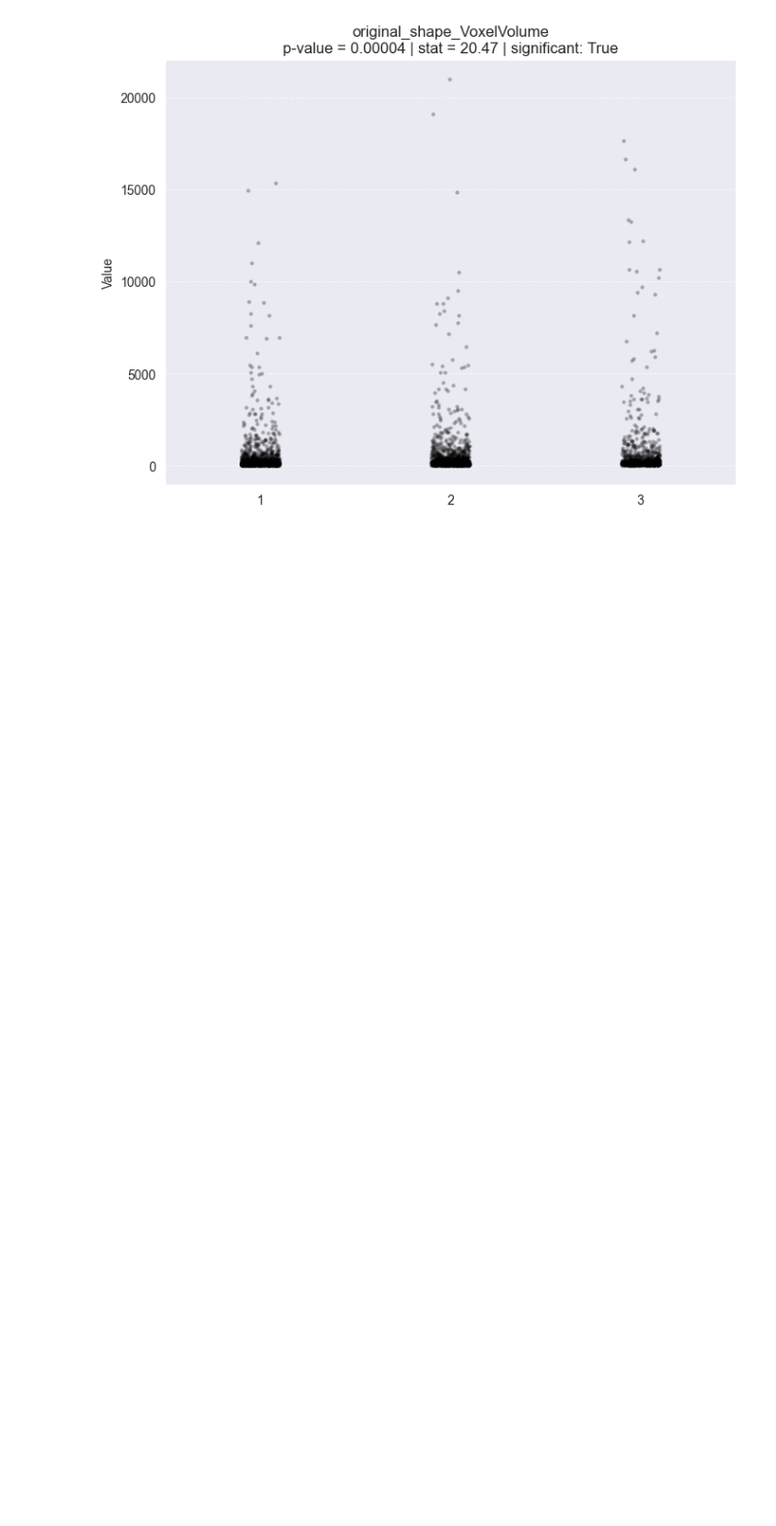
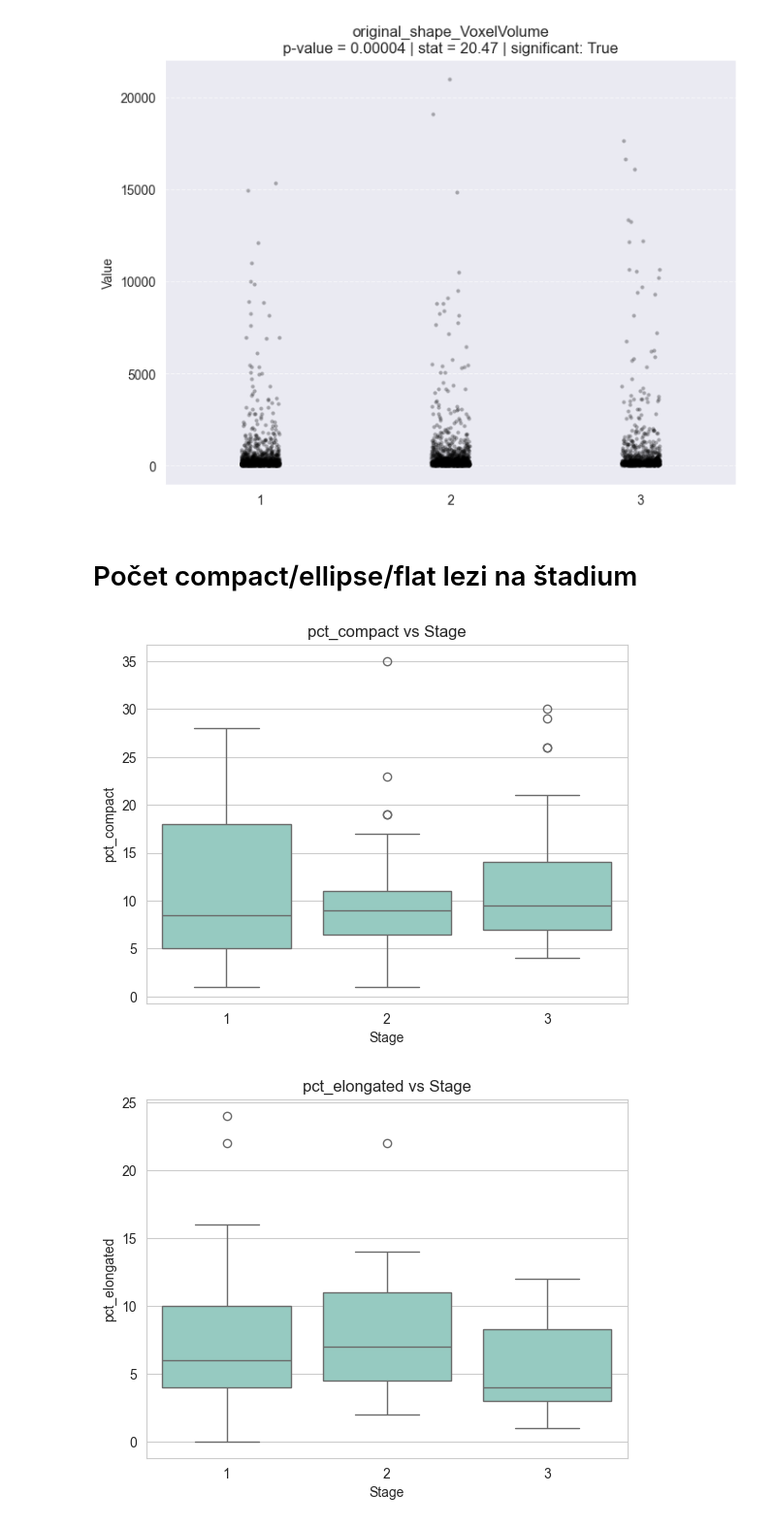
Before and after one commit to lukas1110/Analysis-of-multiple-myelomas-from-dual-CT, a Jupyter notebook: lesions_level/shape_features_analysis.ipynb, the cells around one changed output. Shown at 97% size. Saved outputs shown, nothing was run; the diff lists cells and outputs as text; code cells hidden in the pictures; blank space fills up the shorter version.

Commit message:
Number of lesions by their elong/flat.

```diff
--- a/lesions_level/shape_features_analysis.ipynb
+++ b/lesions_level/shape_features_analysis.ipynb
@@ -646,3 +646,75 @@ for feature in df_stage_1.columns:
 [figure]
 [figure]
 [figure]
+# %% [markdown]
+# Počet compact/ellipse/flat lezi na štadium
+# %%
+import os
+import glob
+import numpy as np
+import pandas as pd
+import seaborn as sns
+import matplotlib.pyplot as plt
+
+
+def _shape_type(e, f):
+    if e > 0.7 and f > 0.6:
+        return "compact"
+    elif e < 0.6 and f > 0.4:
+        return "elongated"
+    else:
+        return "flat"
+
+
+# FOR ALL PATIENTS
+main_folder_path = r"E:\DATA_Myelomy"
+all_patients = []
+
+for folder_name in os.listdir(main_folder_path):
+    patient_folder_path = os.path.join(main_folder_path, folder_name)
+
+    csv_files = glob.glob(os.path.join(patient_folder_path, "*individual_lesion_features*.csv"))
+    df = pd.read_csv(csv_files[0]).filter(like="shape")
+
+    E = df["original_shape_Elongation"]
+    F = df["original_shape_Flatness"]
+
+    lesion_shapes = [
+        _shape_type(e, f) for e, f in zip(E, F) if not np.isnan(e) and not np.isnan(f)
+    ]
+
+    counts = pd.Series(lesion_shapes).value_counts()
+
+    patient_features = {
+        "patient_id": folder_name,
+        "pct_compact": counts.get("compact", 0),
+        "pct_elongated": counts.get("elongated", 0),
+        "pct_flat": counts.get("flat", 0),
+        "n_lesions": len(lesion_shapes)
+    }
+
+    all_patients.append(patient_features)
+
+df_final = pd.DataFrame(all_patients)
+
+
+pd.set_option('future.no_silent_downcasting', True)
+clinical_df = pd.read_csv(r"E:\Clinical_data\Table_clinical_data.csv",encoding="cp1252")
+clinical_df['Stage'] = clinical_df['ISS classification'].replace({'Stage 1': 1,'Stage 2': 2,'Stage 3': 3})
+
+data = pd.merge(df_final, clinical_df[['Patient ID', 'Stage']], left_on='patient_id', right_on='Patient ID')
+data.head()
+
+features = ["pct_compact", "pct_elongated", "pct_flat", "n_lesions"]
+
+for feature in features:
+    sns.set_style("whitegrid")
+    sns.boxplot(x='Stage', y=feature, data=data)
+    plt.xlabel('Stage')
+    plt.ylabel(feature)
+    plt.title(f'{feature} vs Stage', fontsize=12)
+    plt.show()
+    print()
+# %% [output]
+[figure, added]
+[figure, added]
```
Also changed, not shown: parts of 1 cell of this notebook, 1 other file.
